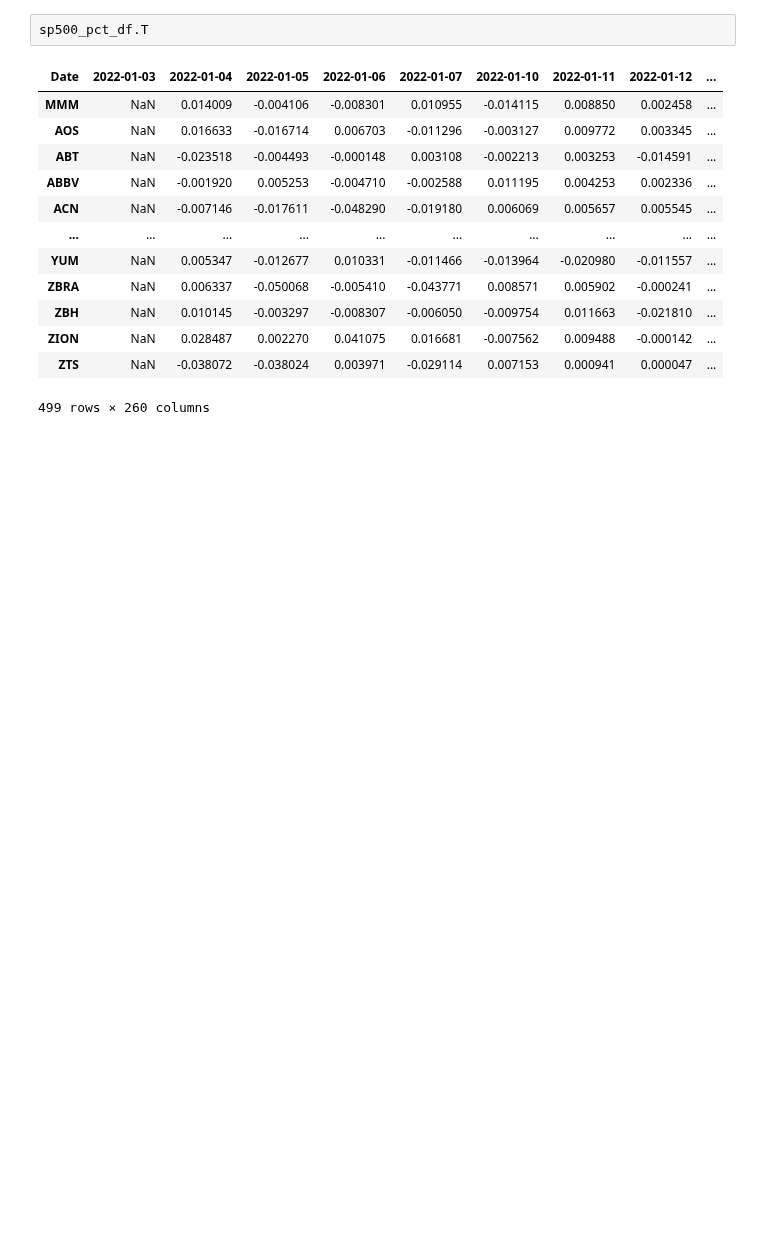
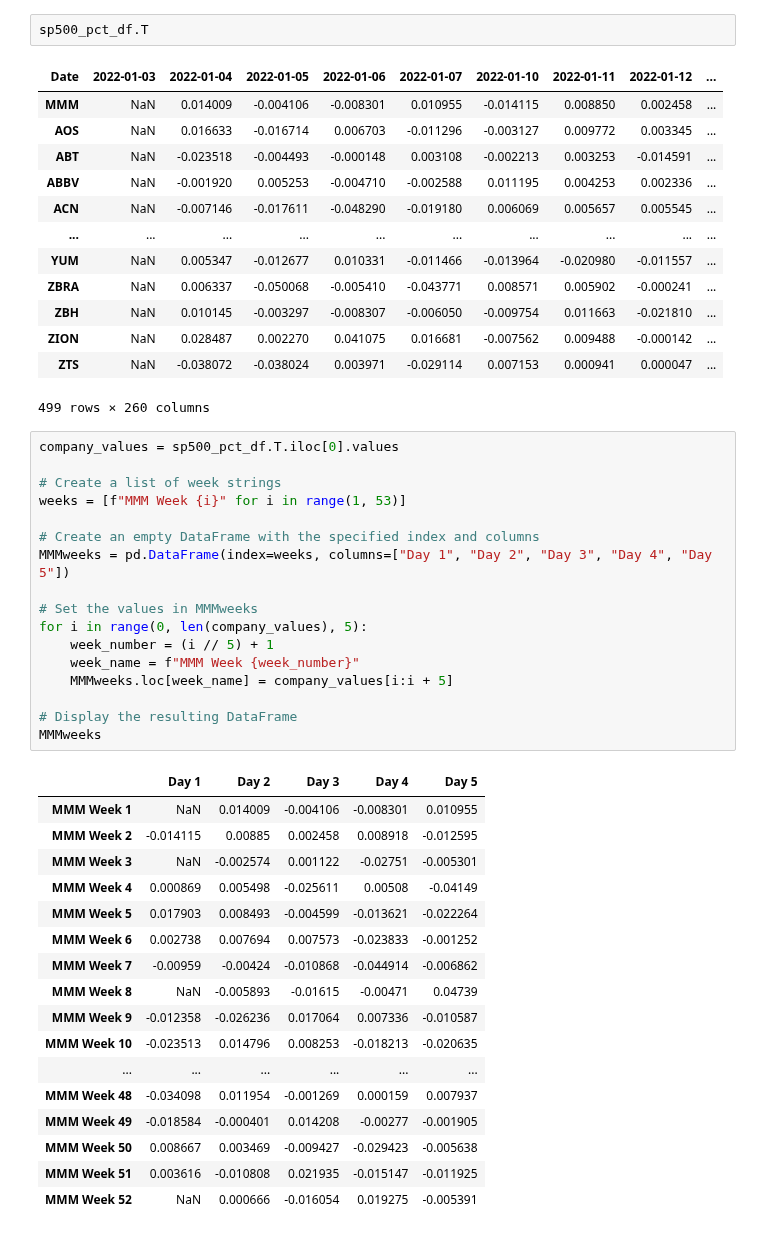
Before and after one commit to ktongk/BTT-JPMC-1, a Jupyter notebook: Anna/XGBOOST.ipynb, the cells around one changed output. Cells and saved outputs as stored; diff of their text form; blank space fills up the shorter version.

```diff
--- a/Anna/XGBOOST.ipynb
+++ b/Anna/XGBOOST.ipynb
@@ -685,3 +685,38 @@ sp500_pct_df.T
 | ZION | NaN | 0.028487 | 0.002270 | 0.041075 | 0.016681 | -0.007562 | 0.009488 | -0.000142 | ... |
 | ZTS | NaN | -0.038072 | -0.038024 | 0.003971 | -0.029114 | 0.007153 | 0.000941 | 0.000047 | ... |
 499 rows × 260 columns
+# %%
+company_values = sp500_pct_df.T.iloc[0].values
+
+# Create a list of week strings
+weeks = [f"MMM Week {i}" for i in range(1, 53)]
+
+# Create an empty DataFrame with the specified index and columns
+MMMweeks = pd.DataFrame(index=weeks, columns=["Day 1", "Day 2", "Day 3", "Day 4", "Day 5"])
+
+# Set the values in MMMweeks
+for i in range(0, len(company_values), 5):
+    week_number = (i // 5) + 1
+    week_name = f"MMM Week {week_number}"
+    MMMweeks.loc[week_name] = company_values[i:i + 5]
+
+# Display the resulting DataFrame
+MMMweeks
+# %% [output]
+|  | Day 1 | Day 2 | Day 3 | Day 4 | Day 5 |
+| MMM Week 1 | NaN | 0.014009 | -0.004106 | -0.008301 | 0.010955 |
+| MMM Week 2 | -0.014115 | 0.00885 | 0.002458 | 0.008918 | -0.012595 |
+| MMM Week 3 | NaN | -0.002574 | 0.001122 | -0.02751 | -0.005301 |
+| MMM Week 4 | 0.000869 | 0.005498 | -0.025611 | 0.00508 | -0.04149 |
+| MMM Week 5 | 0.017903 | 0.008493 | -0.004599 | -0.013621 | -0.022264 |
+| MMM Week 6 | 0.002738 | 0.007694 | 0.007573 | -0.023833 | -0.001252 |
+| MMM Week 7 | -0.00959 | -0.00424 | -0.010868 | -0.044914 | -0.006862 |
+| MMM Week 8 | NaN | -0.005893 | -0.01615 | -0.00471 | 0.04739 |
+| MMM Week 9 | -0.012358 | -0.026236 | 0.017064 | 0.007336 | -0.010587 |
+| MMM Week 10 | -0.023513 | 0.014796 | 0.008253 | -0.018213 | -0.020635 |
+| ... | ... | ... | ... | ... | ... |
+| MMM Week 48 | -0.034098 | 0.011954 | -0.001269 | 0.000159 | 0.007937 |
+| MMM Week 49 | -0.018584 | -0.000401 | 0.014208 | -0.00277 | -0.001905 |
+| MMM Week 50 | 0.008667 | 0.003469 | -0.009427 | -0.029423 | -0.005638 |
+| MMM Week 51 | 0.003616 | -0.010808 | 0.021935 | -0.015147 | -0.011925 |
+| MMM Week 52 | NaN | 0.000666 | -0.016054 | 0.019275 | -0.005391 |
```
Also changed, not shown: parts of 1 cell of this notebook.
